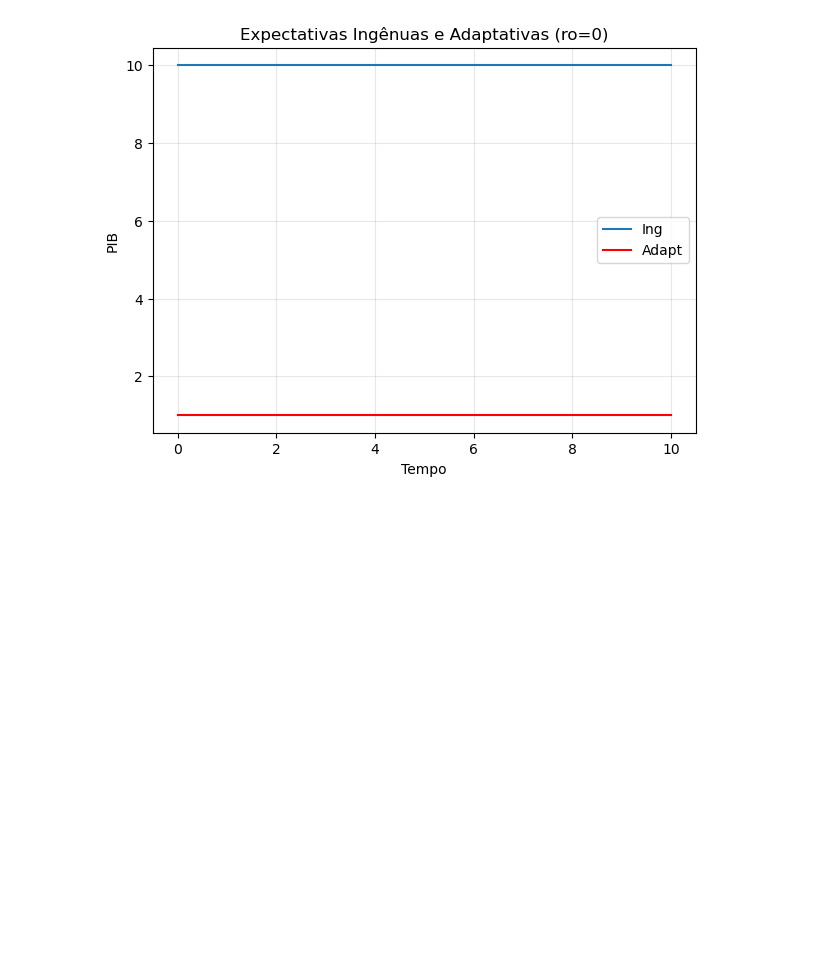
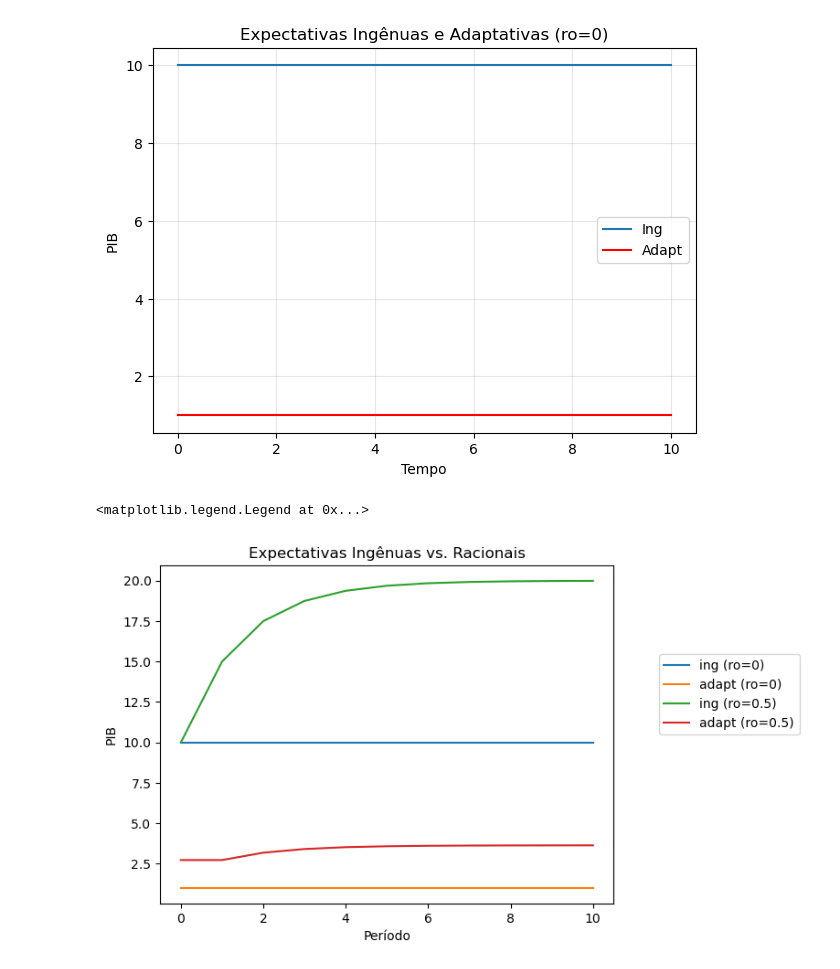
Before and after one commit to pdutra145/critica_lucas, a Jupyter notebook: critica_lucas.ipynb, the cells around one changed output. Drawn from its saved outputs; the diff is of its cells as text; code cells hidden in the pictures; blank space fills up the shorter version.

Commit message:
adding graph with all plots

```diff
--- a/critica_lucas.ipynb
+++ b/critica_lucas.ipynb
@@ -188,3 +188,22 @@ ax.legend(['Ing', 'Adapt'])
 plt.show()
 # %% [output]
 [figure]
+# %%
+# Juntando Tudo
+ing_ro0 = exp_ing(a=0.9, b=1, t=10, Xinicial=1, ro=0, erro=1).drop("Xt", axis=1)
+adapt_ro0 = exp_adapt(a=0.9,b=1, t=10,ro=0,erro=1, Xinicial=1).drop("Xt", axis=1)
+ing = exp_ing(a=0.9, b=1, t=10, Xinicial=1, ro=0.5, erro=1).drop("Xt", axis=1)
+adapt = exp_adapt(a=0.9,b=1, t=10,ro=0.5,erro=1, Xinicial=1).drop("Xt", axis=1)
+# %%
+plt.plot(ing_ro0)
+plt.plot(adapt_ro0)
+plt.plot(ing)
+plt.plot(adapt)
+
+plt.title("Expectativas Ingênuas vs. Racionais")
+plt.xlabel('Período')
+plt.ylabel("PIB")
+plt.legend(['ing (ro=0)', 'adapt (ro=0)', 'ing (ro=0.5)', 'adapt (ro=0.5)'], loc=(1.1, .5))
+# %% [output]
+<matplotlib.legend.Legend at 0x...>
+[figure, added]
```
